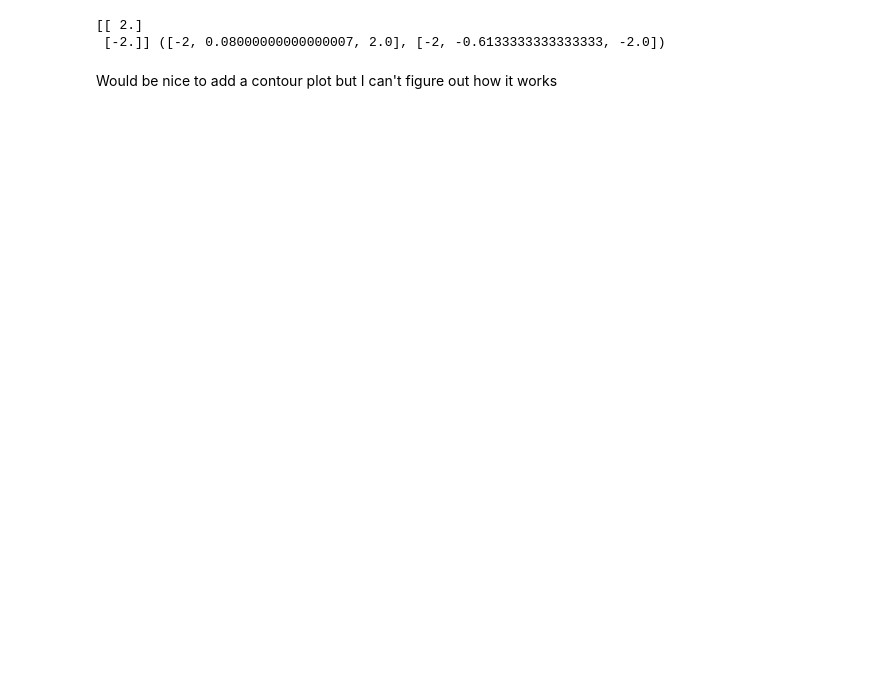
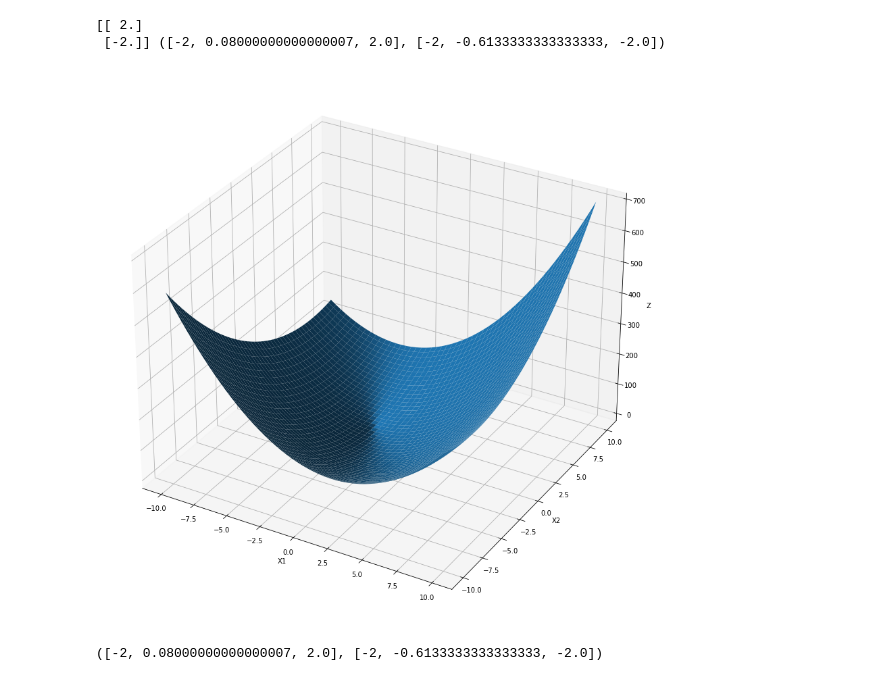
Before and after one commit to BarryOD4/AM6020-Project, a Jupyter notebook: CG.ipynb, the cells around one changed output. Cells and saved outputs as stored; diff of their text form; code cells hidden in the pictures; blank space fills up the shorter version.

Commit message:
Made Contour function
Tested 3d and it works!

```diff
--- a/CG.ipynb
+++ b/CG.ipynb
@@ -76,5 +77,13 @@ print(xkp1[0], xkp1[1])
 # %% [output]
 [[ 2.]
  [-2.]] ([-2, 0.08000000000000007, 2.0], [-2, -0.6133333333333333, -2.0])
-# %% [markdown]
-Would be nice to add a contour plot but I can't figure out how it works
+# %%
+def fx(A,b,x1i,x2i):
+    x = np.array([[x1i],[x2i]])
+
+    part_one= x.T @ A @ x
+    part_two = b.T @ x
+
+    z = 0.5 * part_one - part_two
+
+    return z[0][0]
@@ -80,0 +112,25 @@ Would be nice to add a contour plot but I can't figure out how it works
+# %%
+x1 = x2 =  np.arange(-10.0, 10.0, 0.05)
+# %%
+X1, X2 = np.meshgrid(x1, x2)
+Z = a = np.zeros(shape=(x1.size,x2.size))
+for i in range(x1.size):
+    for j in range(x2.size):
+        val = fx(A,b,x1[i],x2[j])
+        Z[i][j] = val
+
+zs = Z.reshape(X1.shape)
+# %%
+fig = plt.figure(figsize=(15, 15))
+ax = fig.add_subplot(111, projection='3d')
+ax.plot_surface(X1, X2, zs)
+ax.set_xlabel('X1')
+ax.set_ylabel('X2')
+ax.set_zlabel('Z')
+plt.show()
+# %% [output]
+[figure, added]
+# %%
+xkp1[1]
+# %% [output]
+([-2, 0.08000000000000007, 2.0], [-2, -0.6133333333333333, -2.0])
```
Also changed, not shown: parts of 9 cells of this notebook.
